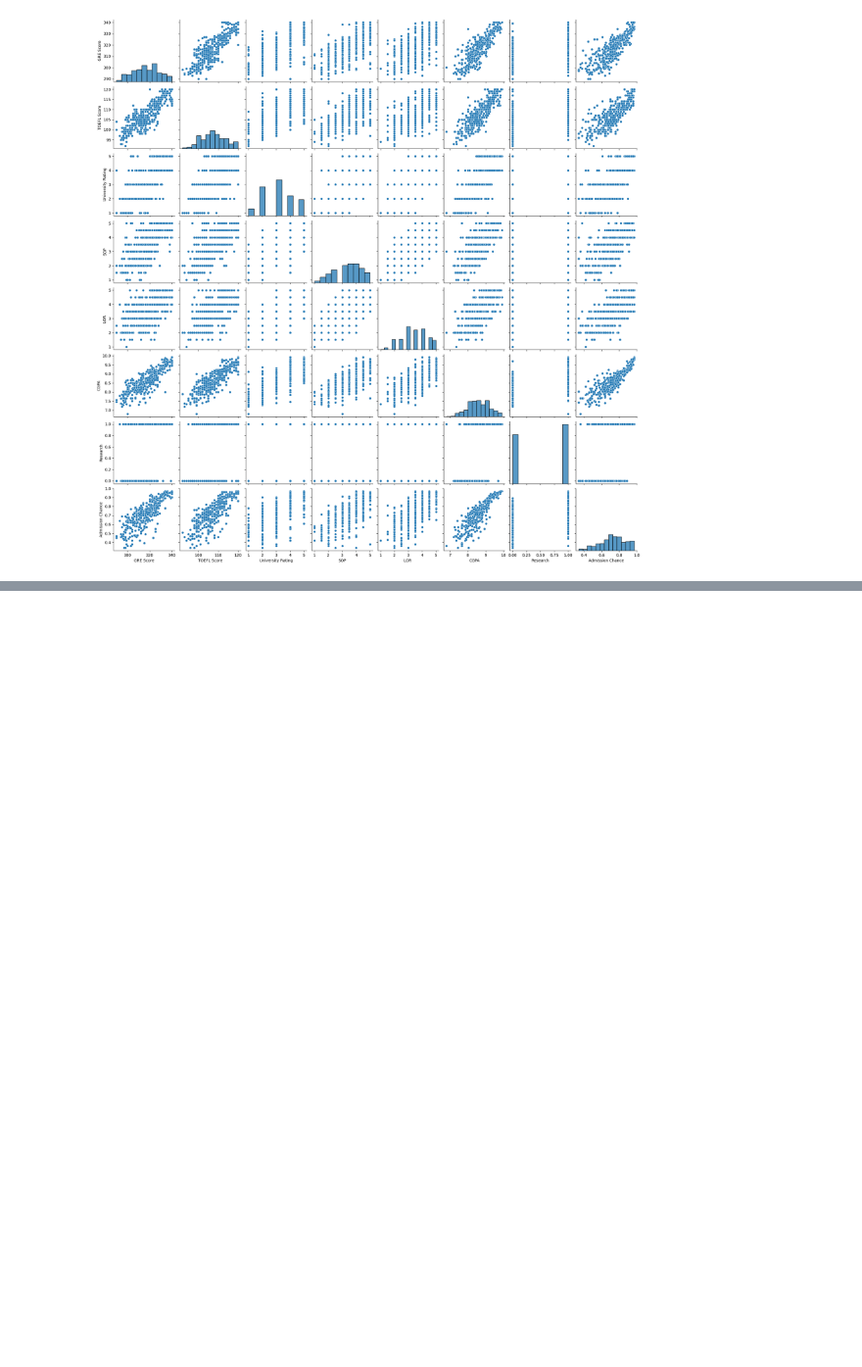
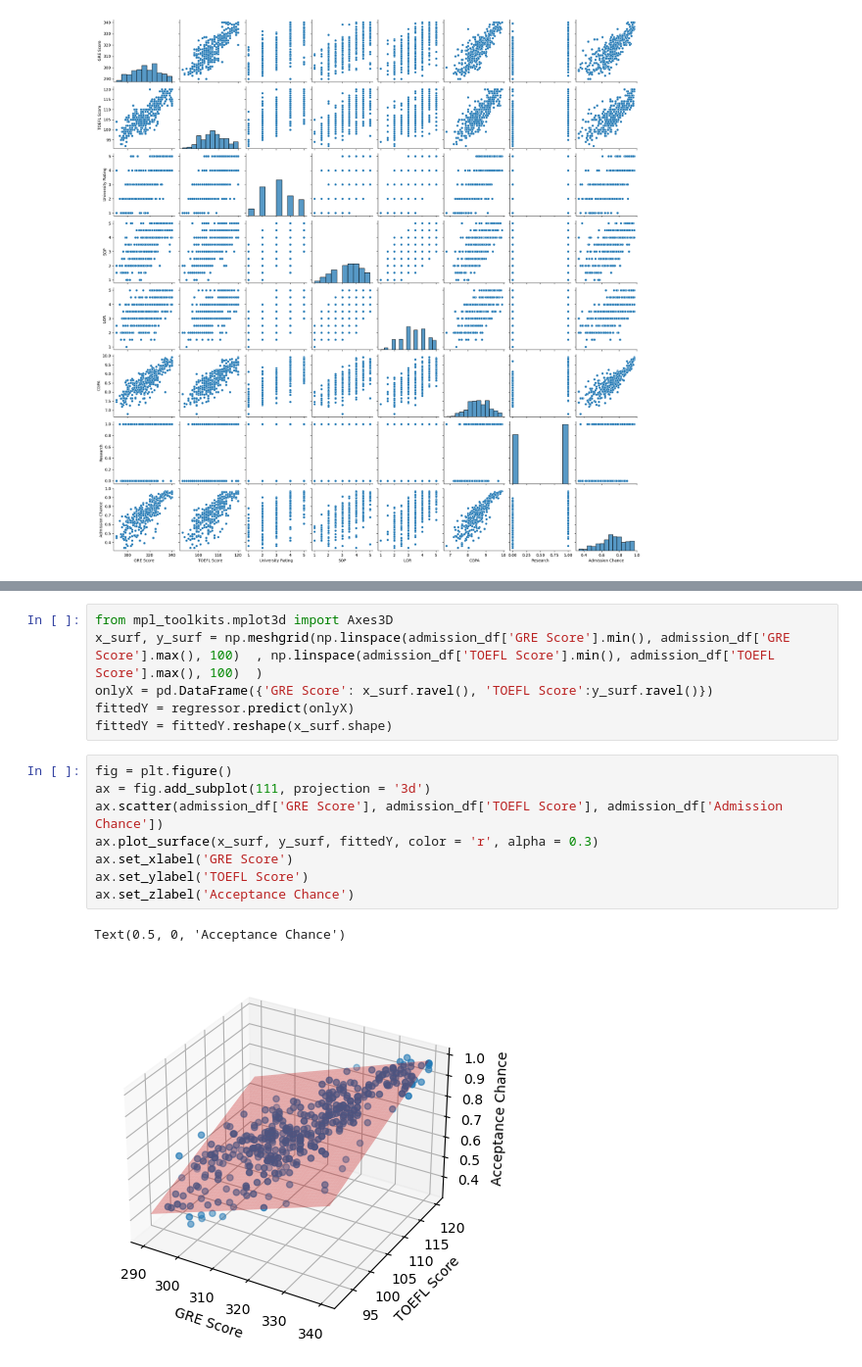
Before and after one commit to mat-ilde/data-prediction-machine-learning, a Jupyter notebook: Multiple linear regression UniversityAdmission.ipynb, the cells around one changed output, grey strips where cells are left out. Shown at 98% size. Saved outputs shown, nothing was run; the diff lists cells and outputs as text; blank space fills up the shorter version.

```diff
--- a/Multiple linear regression UniversityAdmission.ipynb
+++ b/Multiple linear regression UniversityAdmission.ipynb
@@ -71,0 +216,17 @@ sns.pairplot(admission_df)
+# %%
+from mpl_toolkits.mplot3d import Axes3D
+x_surf, y_surf = np.meshgrid(np.linspace(admission_df['GRE Score'].min(), admission_df['GRE Score'].max(), 100)  , np.linspace(admission_df['TOEFL Score'].min(), admission_df['TOEFL Score'].max(), 100)  )
+onlyX = pd.DataFrame({'GRE Score': x_surf.ravel(), 'TOEFL Score':y_surf.ravel()})
+fittedY = regressor.predict(onlyX)
+fittedY = fittedY.reshape(x_surf.shape)
+# %%
+fig = plt.figure()
+ax = fig.add_subplot(111, projection = '3d')
+ax.scatter(admission_df['GRE Score'], admission_df['TOEFL Score'], admission_df['Admission Chance'])
+ax.plot_surface(x_surf, y_surf, fittedY, color = 'r', alpha = 0.3)
+ax.set_xlabel('GRE Score')
+ax.set_ylabel('TOEFL Score')
+ax.set_zlabel('Acceptance Chance')
+# %% [output]
+Text(0.5, 0, 'Acceptance Chance')
+[figure, added]
```
Also changed, not shown: parts of 20 cells of this notebook.
